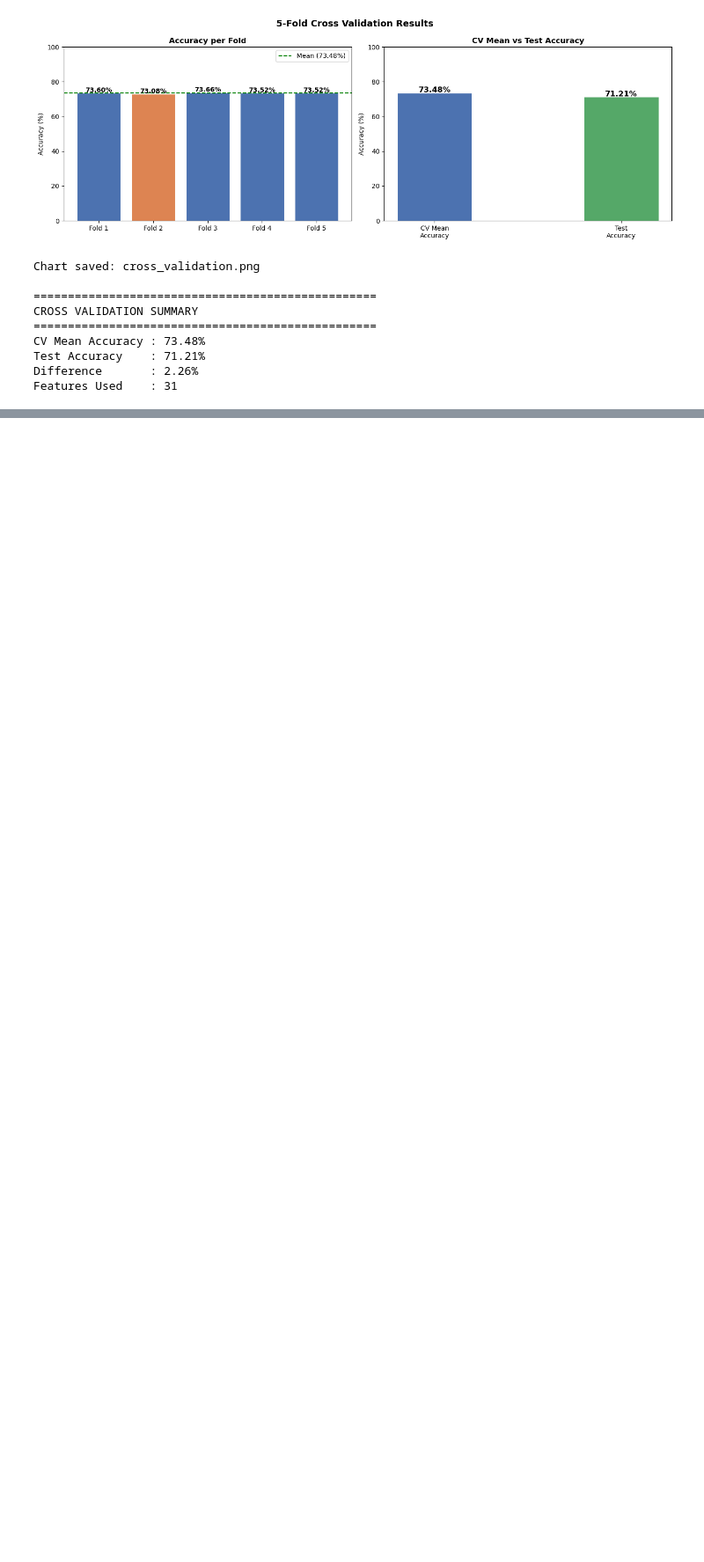
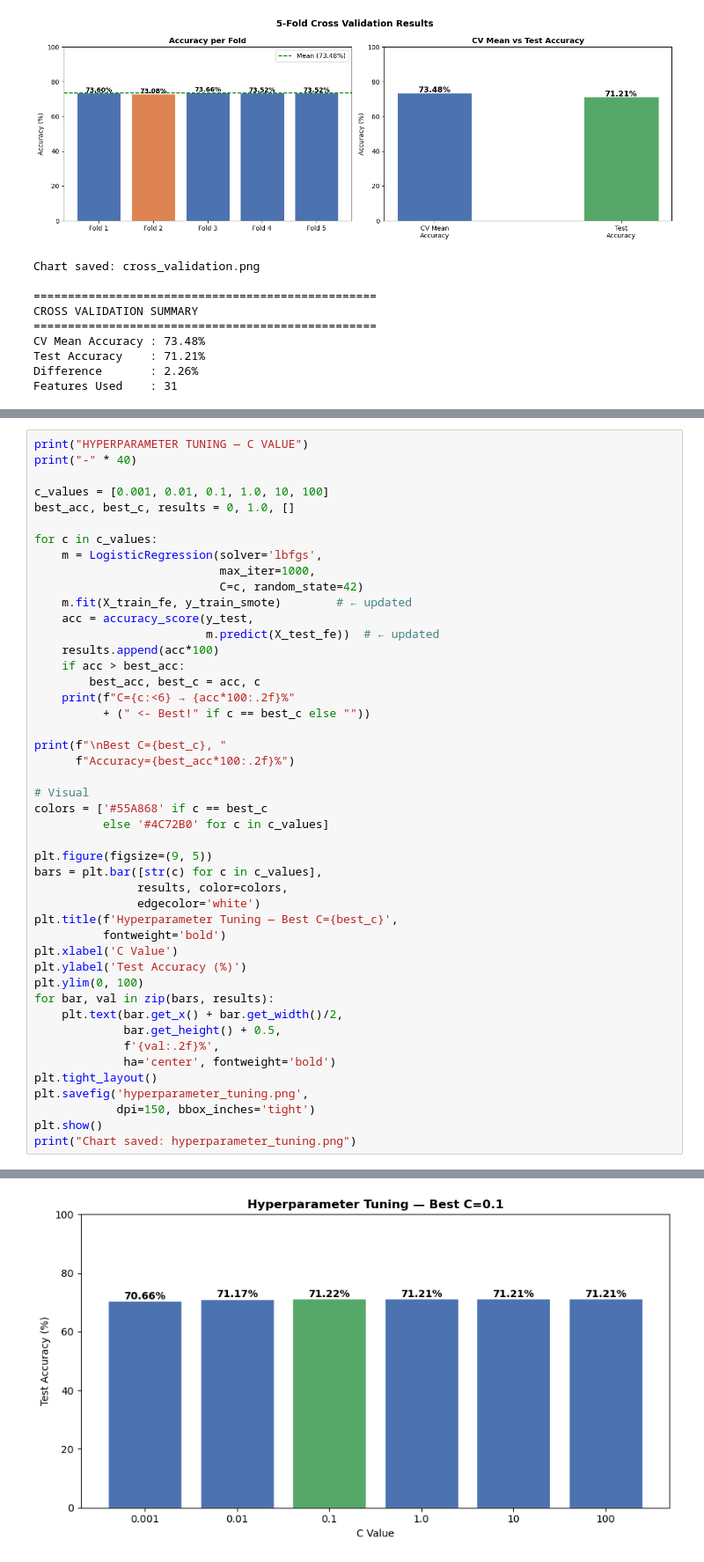
Before and after one commit to KaveeshaHeshan/hotel-booking-cancellation-prediction, a Jupyter notebook: Untitled1.ipynb, the cells around one changed output, grey strips where cells are left out. Shown at 88% size. Drawn from its saved outputs; the diff is of its cells as text; blank space fills up the shorter version.

```diff
--- a/Untitled1.ipynb
+++ b/Untitled1.ipynb
@@ -1880,0 +1883,47 @@ Features Used    : 31
+# %%
+print("HYPERPARAMETER TUNING — C VALUE")
+print("-" * 40)
+
+c_values = [0.001, 0.01, 0.1, 1.0, 10, 100]
+best_acc, best_c, results = 0, 1.0, []
+
+for c in c_values:
+    m = LogisticRegression(solver='lbfgs',
+                           max_iter=1000,
+                           C=c, random_state=42)
+    m.fit(X_train_fe, y_train_smote)        # ← updated
+    acc = accuracy_score(y_test,
+                         m.predict(X_test_fe))  # ← updated
+    results.append(acc*100)
+    if acc > best_acc:
+        best_acc, best_c = acc, c
+    print(f"C={c:<6} → {acc*100:.2f}%"
+          + (" <- Best!" if c == best_c else ""))
+
+print(f"\nBest C={best_c}, "
+      f"Accuracy={best_acc*100:.2f}%")
+
+# Visual
+colors = ['#55A868' if c == best_c
+          else '#4C72B0' for c in c_values]
+
+plt.figure(figsize=(9, 5))
+bars = plt.bar([str(c) for c in c_values],
+               results, color=colors,
+               edgecolor='white')
+plt.title(f'Hyperparameter Tuning — Best C={best_c}',
+          fontweight='bold')
+plt.xlabel('C Value')
+plt.ylabel('Test Accuracy (%)')
+plt.ylim(0, 100)
+for bar, val in zip(bars, results):
+    plt.text(bar.get_x() + bar.get_width()/2,
+             bar.get_height() + 0.5,
+             f'{val:.2f}%',
+             ha='center', fontweight='bold')
+plt.tight_layout()
+plt.savefig('hyperparameter_tuning.png',
+            dpi=150, bbox_inches='tight')
+plt.show()
+print("Chart saved: hyperparameter_tuning.png")
+# %% [output]
@@ -1880,0 +1940 @@ Features Used    : 31
+[figure, added]
```
Also changed, not shown: parts of 5 cells of this notebook, 5 other files.
